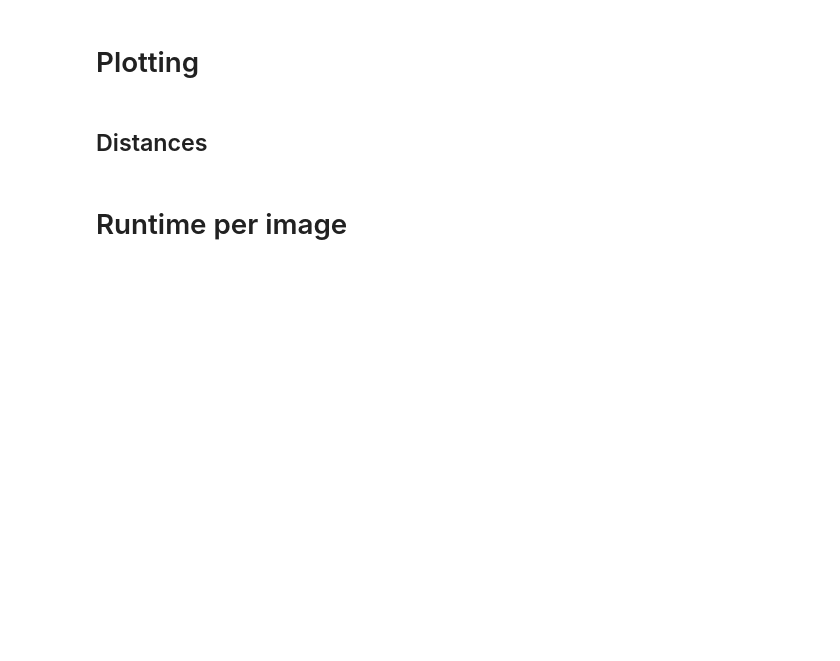
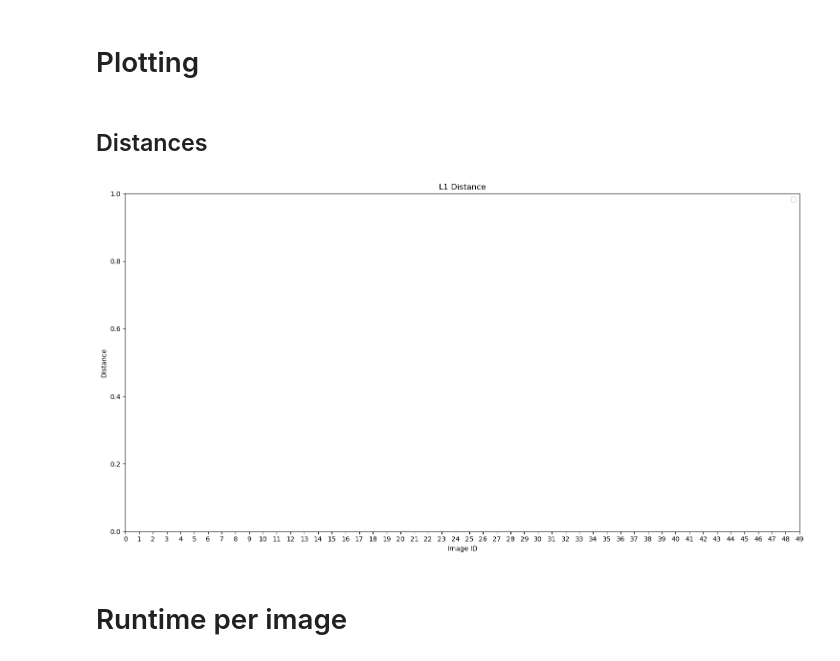
Before and after one commit to Georgsiedel/elastic_net_adversarial_attack, a Jupyter notebook: AdversarialDistance_attack_comparison.ipynb, the cells around one changed output. Saved outputs shown, nothing was run; the diff lists cells and outputs as text; code cells hidden in the pictures; blank space fills up the shorter version.

```diff
--- a/AdversarialDistance_attack_comparison.ipynb
+++ b/AdversarialDistance_attack_comparison.ipynb
@@ -172,13 +173,16 @@ class AdversarialAttacks:
         return ElasticNet(self.art_net,
                       max_iter=self.max_iterations_slow_attacks,
                       decision_rule='L1',
-                      beta=0.01,)
+                      beta=0.01)
     elif attack_type=='exp_attack':
         return ExpAttack(self.art_net,
                       max_iter=self.max_iterations_slow_attacks,learning_rate=1)
     elif attack_type=='exp_attack_smooth':
         return ExpAttack(self.art_net,
                       max_iter=self.max_iterations_slow_attacks,learning_rate=1,smooth=True)
+    elif attack_type=='exp_attack_l1':
+        return ExpAttackL1(self.art_net,
+                      max_iter=self.max_iterations_slow_attacks,learning_rate=1)
     else:
         raise ValueError(f'Attack type "{attack_type}" not supported!')
 # %% [markdown]
@@ -296,8 +300,8 @@ def calculation(art_net, fb_net, net, xtest, ytest, epsilon, eps_iter, norm, max
 ## Parameters
 # %%
 norm = 1  # 1, 2, np.inf
-max_iterations_fast_attacks = 10
-max_iterations_slow_attacks = 10
+max_iterations_fast_attacks = 100
+max_iterations_slow_attacks = 100
 eps_iter = 0.15
 epsilon = 12
 # %% [markdown]
@@ -319,9 +327,10 @@ attack_types = [#'fast_gradient_method', #bounded-full
                 #'deep_fool', #not-bounded
                 #'brendel_bethge', #bounded-min
                 #'carlini_wagner_l2', #not-bounded
-                'elastic_net', #not-bounded
-                'exp_attack',
-                'exp_attack_smooth',
+                #'elastic_net', #not-bounded
+                #'exp_attack',
+                #'exp_attack_smooth',
+                'exp_attack_l1',
                 #'elastic_net_L1_rule', #not-bounded
                 #'elastic_net_L1_rule_higher_beta', #not-bounded
                 #'ART_AutoAttack', #bounded-full
@@ -365,28 +394,31 @@ print(f'Evaluation results are saved under "{json_file_path}".')
 # %%
 attack_types_with_distance = [
                 'brendel_bethge', #bounded-min
                 'pgd_early_stopping', #not-bounded
                 'deep_fool', #not-bounded
                 'carlini_wagner_l2', #not-bounded
                 'elastic_net', #not-bounded
                 'elastic_net_L1_rule', #not-bounded
                 'elastic_net_L1_rule_higher_beta', #not-bounded
                 'exp_attack', #not-bounded
+                'exp_attack_1', #not-bounded
                 'exp_attack_smooth', #not-bounded
                 ]
 
 selected_attack_types_with_distance = [a for a in attack_types if a in attack_types_with_distance]
 
 plt.figure(figsize=(15, 8))
 for attack_type in selected_attack_types_with_distance:
   plt.plot(list(range(len(xtest))), results_dict[attack_type]['adversarial_distance'], label=attack_type)
 plt.xlabel('Image ID')
 plt.ylabel('Distance')
 plt.title(f'L{norm} Distance')
 plt.legend()
 plt.tight_layout()
 plt.xticks(list(range(len(xtest))))
 plt.show()
+# %% [output]
+[figure, added]
 # %% [markdown]
 # Runtime per image
 # %%
```
Also changed, not shown: parts of 5 cells of this notebook, 1 other file.
